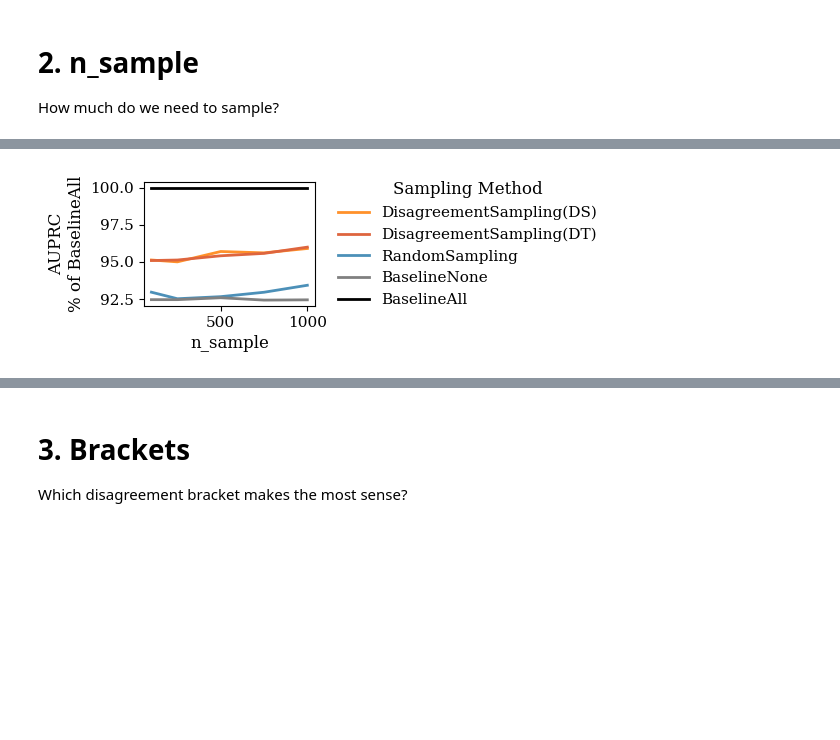
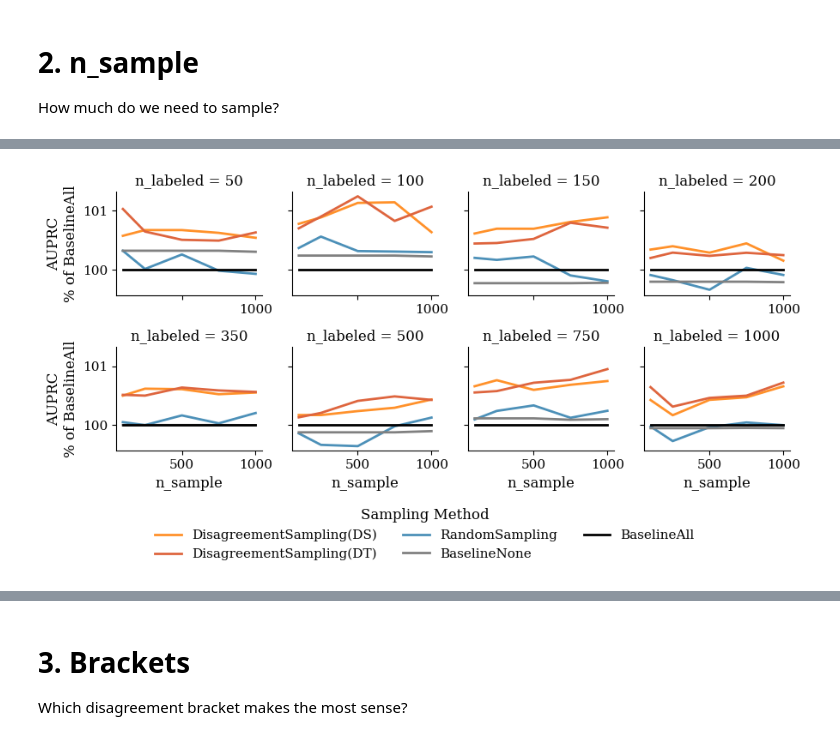
Before and after one commit to sintija-s/sudssl, a Jupyter notebook: 1_evaluation_downstream_performance.ipynb, the cells around one changed output, grey strips where cells are left out. Saved outputs shown, nothing was run; the diff lists cells and outputs as text; code cells hidden in the pictures; blank space fills up the shorter version.

```diff
--- a/1_evaluation_downstream_performance.ipynb
+++ b/1_evaluation_downstream_performance.ipynb
@@ -294,30 +280,38 @@ plt.show()
+# %%
+nsample_split_by_nlabeled_plot(model="Scarf")
+# %% [output]
+[figure, added]
 # %%
-fig, ax = plt.subplots(figsize=(6, 2))  # Set width and height in inches
+def nsample_plot(model="both"):
+    if model=="both":
+        df_tmp = df_plot.copy()
+    else:
+        df_tmp = df_plot.loc[df_plot['model'] == model].copy()
 
-g = sns.lineplot(
-    data=df_plot,
-    x='n_sample',
-    y='% of BaselineAll',
-    hue='sampling_method',
-    palette=color_dict,
-    errorbar=None,
-    ax=ax
-)
+    fig, ax = plt.subplots(figsize=(6, 2))  # Set width and height in inches
 
-ax.set_xlabel('n_sample')
-ax.set_ylabel('AUPRC\n% of BaselineAll')
+    g = sns.lineplot(
+        data=df_tmp,
+        x='n_sample',
+        y='% of BaselineAll',
+        hue='sampling_method',
+        palette=color_dict,
+        errorbar=None,
+        ax=ax
+    )
 
-# Move legend to the right outside the plot
-legend = ax.legend(
-    title='Sampling Method',
-    bbox_to_anchor=(1.1, 0.5),
-    loc='center left',
-    borderaxespad=0,
-    frameon=False
-)
+    ax.set_xlabel('n_sample')
+    ax.set_ylabel('AUPRC\n% of BaselineAll')
 
-plt.tight_layout()
-plt.savefig('plots/1_2_nsample.pdf', bbox_inches='tight')
-plt.show()
+    # Move legend to the right outside the plot
+    legend = ax.legend(
+        title='Sampling Method',
+        bbox_to_anchor=(1.1, 0.5),
+        loc='center left',
+        borderaxespad=0,
+        frameon=False
+    )
+
+    plt.tight_layout()
+    plt.savefig(f'plots/1_2_nsample_{model}.pdf', bbox_inches='tight')
+    plt.show()
-# %% [output]
-[figure, removed]
```
Also changed, not shown: parts of 31 cells of this notebook.
